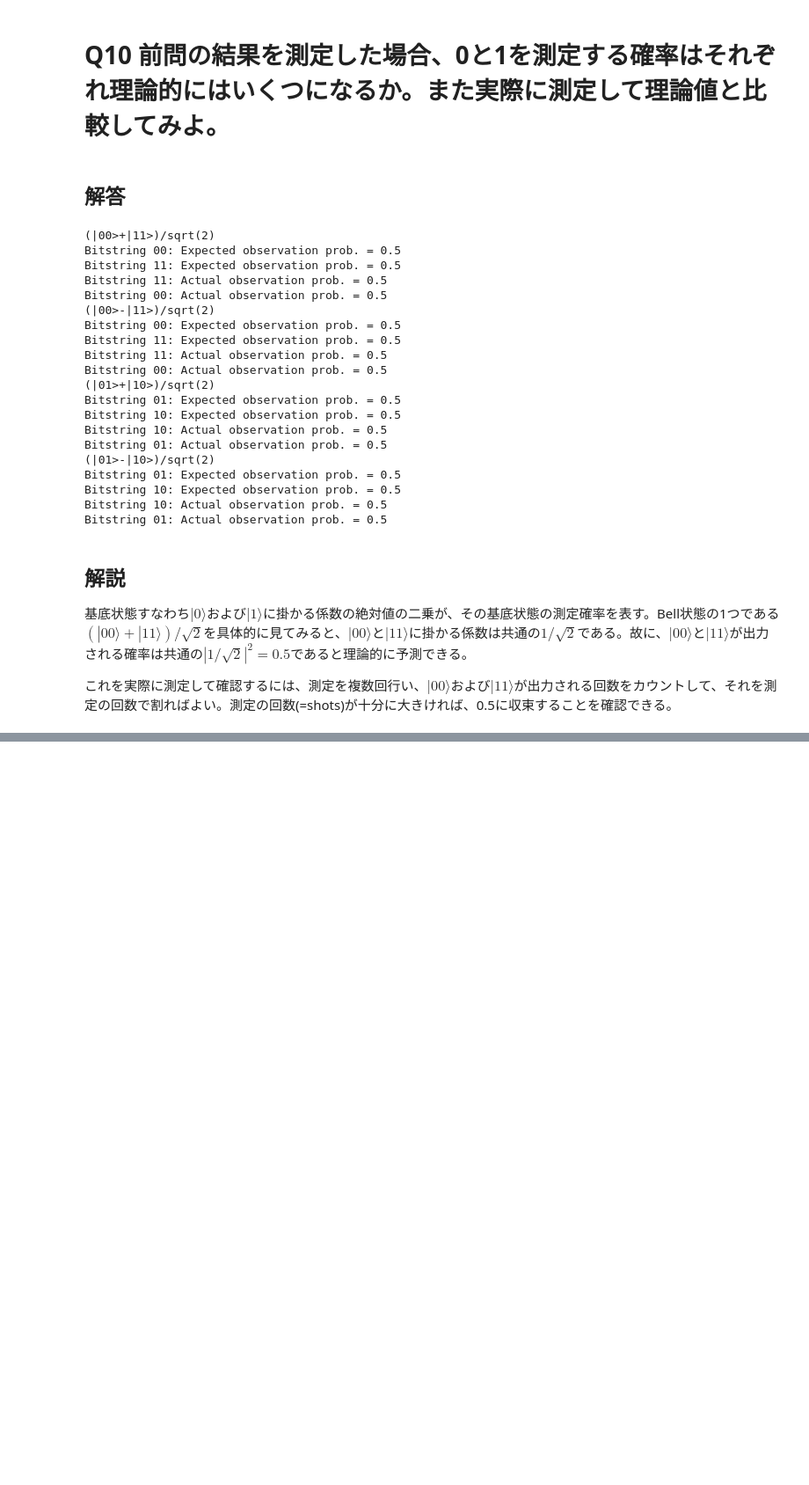
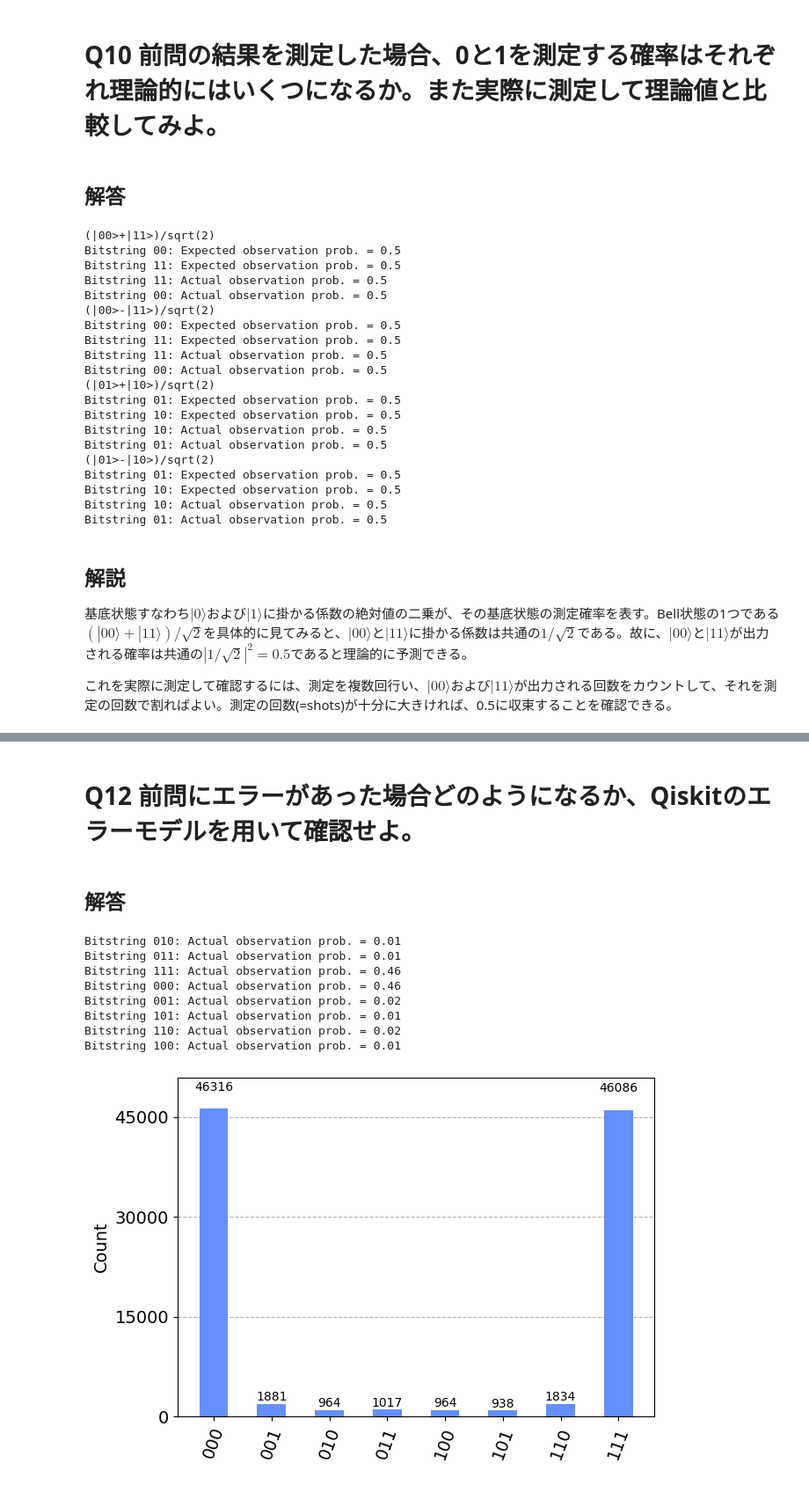
Before and after one commit to donaldkaito/quantum-100knocks, a Jupyter notebook: qiskit_100knocks_answer.ipynb, the cells around one changed output, grey strips where cells are left out. Shown at 88% size. Cells and saved outputs as stored; diff of their text form; code cells hidden in the pictures; blank space fills up the shorter version.

```diff
--- a/qiskit_100knocks_answer.ipynb
+++ b/qiskit_100knocks_answer.ipynb
@@ -197,0 +203,18 @@ Bitstring 01: Actual observation prob. = 0.5
+# %%
+qc = QuantumCircuit(3, 3)
+qc.h(0)
+qc.cx(0, 1)
+qc.cx(1, 2)
+state_vec = Statevector(qc).to_dict()
+
+for bitstring, wave_func in state_vec.items():
+    prob = wave_func.real**2 + wave_func.imag**2
+    print(f"Bitstring {bitstring}: "
+          f"Expected observation prob. = {np.round(prob, 8)}")
+
+qc.measure([0, 1, 2], [0, 1, 2])
+shots = 100000
+counts = sim.run(qc, shots=shots).result().get_counts()
+for bitstring, count in counts.items():
+    print(f"Bitstring {bitstring}: "
+          f"Actual observation prob. = {np.round(count/shots, 2)}")
@@ -197,0 +244,52 @@ Bitstring 01: Actual observation prob. = 0.5
+# %% [markdown]
+# Q12 前問にエラーがあった場合どのようになるか、Qiskitのエラーモデルを用いて確認せよ。
+# %% [markdown]
+## 解答
+# %%
+from qiskit_aer.noise import NoiseModel, pauli_error
+
+qc = QuantumCircuit(3, 3)
+qc.h(0)
+qc.cx(0, 1)
+qc.cx(1, 2)
+qc.measure([0, 1, 2], [0, 1, 2])
+
+
+def create_noise_model(p_err: float) -> NoiseModel:
+    """シミュレーション用のカスタムノイズモデルを返す関数"""
+    noise_model = NoiseModel()
+    bit_flip_err_1_qubit = pauli_error([('X', p_err), ('I', 1 - p_err)])
+    bit_flip_err_2_qubit = bit_flip_err_1_qubit.tensor(bit_flip_err_1_qubit)
+    noise_model.add_all_qubit_quantum_error(
+        error=bit_flip_err_1_qubit,
+        instructions=["rz", "sx"]
+    )
+    noise_model.add_all_qubit_quantum_error(
+        error=bit_flip_err_2_qubit,
+        instructions=["cx"]
+    )
+    return noise_model
+
+
+noise_model = create_noise_model(p_err=0.02)
+qc_transpiled = transpile(circuits=qc, basis_gates=noise_model.basis_gates)
+
+shots = 100000
+counts = sim.run(qc_transpiled,
+                 shots=shots,
+                 noise_model=noise_model).result().get_counts()
+for bitstring, count in counts.items():
+    print(f"Bitstring {bitstring}: "
+          f"Actual observation prob. = {np.round(count/shots, 2)}")
+
+plot_histogram(counts)
+# %% [output]
+Bitstring 010: Actual observation prob. = 0.01
+Bitstring 011: Actual observation prob. = 0.01
+Bitstring 111: Actual observation prob. = 0.46
+Bitstring 000: Actual observation prob. = 0.46
+Bitstring 001: Actual observation prob. = 0.02
+Bitstring 101: Actual observation prob. = 0.01
+Bitstring 110: Actual observation prob. = 0.02
+Bitstring 100: Actual observation prob. = 0.01
+[figure, added]
```
Also changed, not shown: parts of 8 cells of this notebook.
